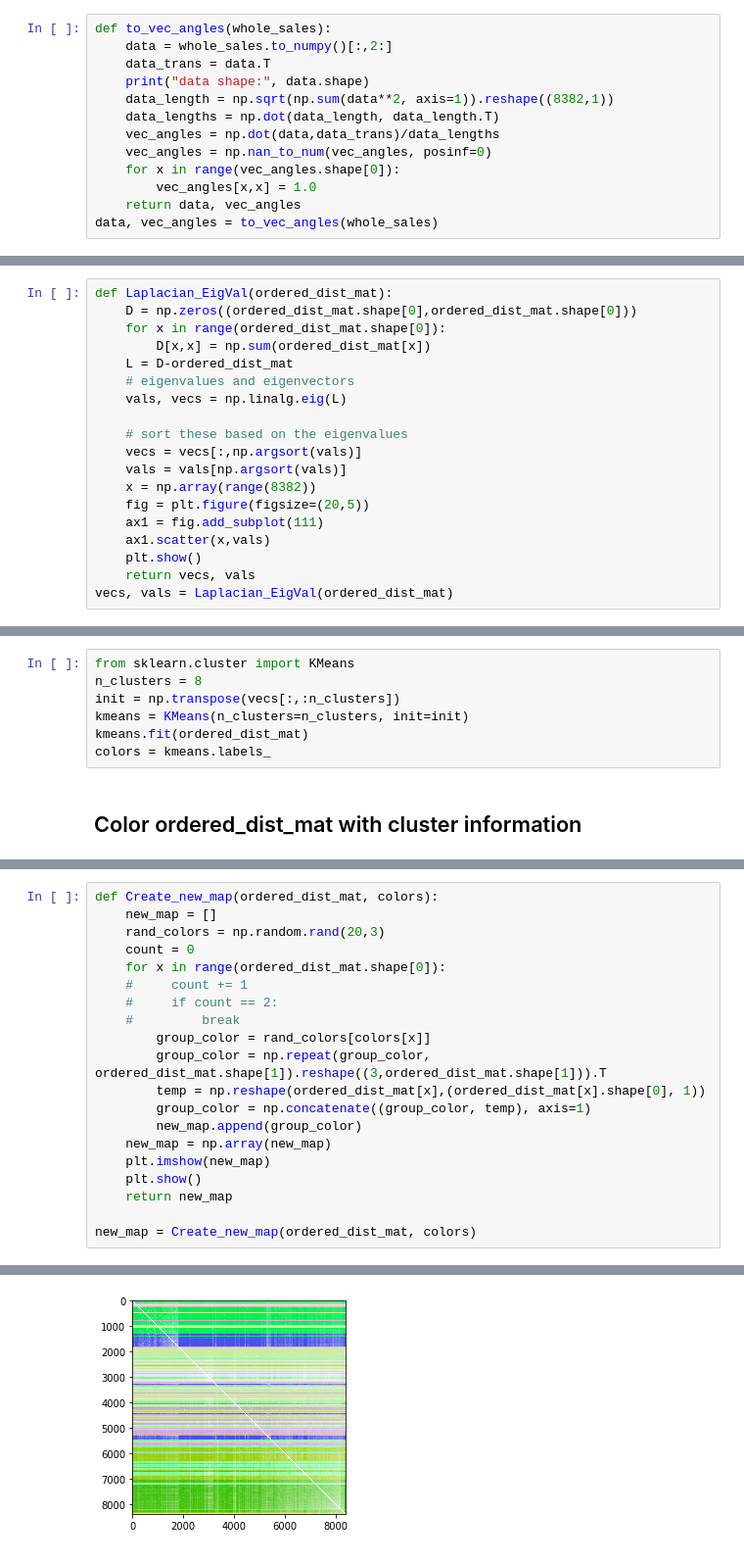
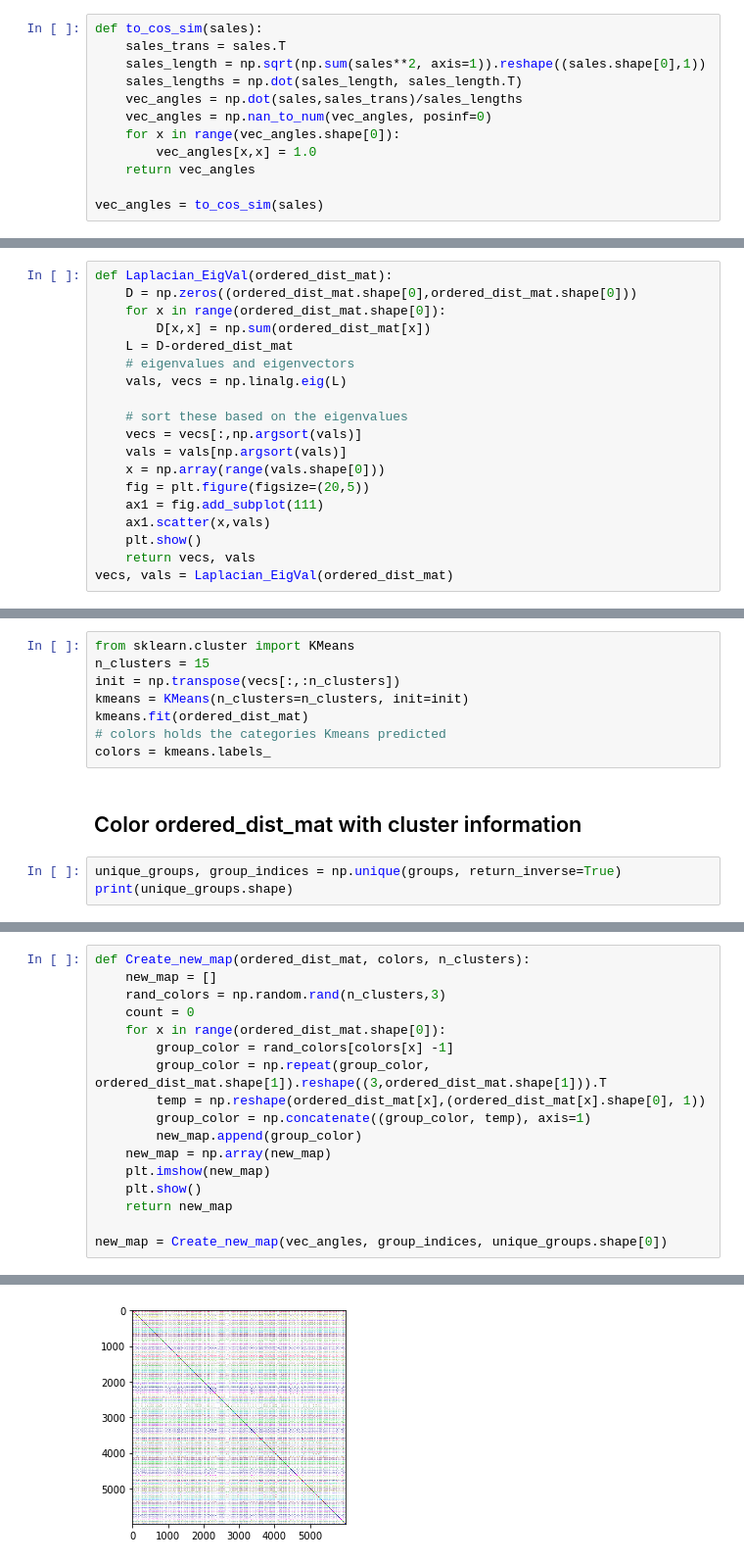
Before and after one commit to reggiehsu111/FamilyMart, a Jupyter notebook: src/Reg/test.ipynb, the cells around one changed output, grey strips where cells are left out. Shown at 98% size. Drawn from its saved outputs; the diff is of its cells as text.

```diff
--- a/src/Reg/test.ipynb
+++ b/src/Reg/test.ipynb
@@ -39,13 +100,12 @@ whole_sales = pd.read_csv('../data/銷售數量2017_transformed.csv', sep=",")
 # %%
-def to_vec_angles(whole_sales):
-    data = whole_sales.to_numpy()[:,2:]
-    data_trans = data.T
-    print("data shape:", data.shape)
-    data_length = np.sqrt(np.sum(data**2, axis=1)).reshape((8382,1))
-    data_lengths = np.dot(data_length, data_length.T)
-    vec_angles = np.dot(data,data_trans)/data_lengths
+def to_cos_sim(sales):
+    sales_trans = sales.T
+    sales_length = np.sqrt(np.sum(sales**2, axis=1)).reshape((sales.shape[0],1))
+    sales_lengths = np.dot(sales_length, sales_length.T)
+    vec_angles = np.dot(sales,sales_trans)/sales_lengths
     vec_angles = np.nan_to_num(vec_angles, posinf=0)
     for x in range(vec_angles.shape[0]):
         vec_angles[x,x] = 1.0
-    return data, vec_angles
-data, vec_angles = to_vec_angles(whole_sales)
+    return vec_angles
+
+vec_angles = to_cos_sim(sales)
@@ -245,7 +347,7 @@ def Laplacian_EigVal(ordered_dist_mat):
     # sort these based on the eigenvalues
     vecs = vecs[:,np.argsort(vals)]
     vals = vals[np.argsort(vals)]
-    x = np.array(range(8382))
+    x = np.array(range(vals.shape[0]))
     fig = plt.figure(figsize=(20,5))
     ax1 = fig.add_subplot(111)
     ax1.scatter(x,vals)
@@ -258,10 +366,14 @@ vecs, vals = Laplacian_EigVal(ordered_dist_mat)
 ## Perform KMeans specifying n_clusters
 # %%
 from sklearn.cluster import KMeans
-n_clusters = 8
+n_clusters = 15
 init = np.transpose(vecs[:,:n_clusters])
 kmeans = KMeans(n_clusters=n_clusters, init=init)
 kmeans.fit(ordered_dist_mat)
+# colors holds the categories Kmeans predicted
 colors = kmeans.labels_
 # %% [markdown]
 ## Color ordered_dist_mat with cluster information
+# %%
+unique_groups, group_indices = np.unique(groups, return_inverse=True)
+print(unique_groups.shape)
@@ -268,23 +382,20 @@ colors = kmeans.labels_
 # %%
-def Create_new_map(ordered_dist_mat, colors):
+def Create_new_map(ordered_dist_mat, colors, n_clusters):
     new_map = []
-    rand_colors = np.random.rand(20,3)
+    rand_colors = np.random.rand(n_clusters,3)
     count = 0
     for x in range(ordered_dist_mat.shape[0]):
-    #     count += 1
-    #     if count == 2:
-    #         break
-        group_color = rand_colors[colors[x]]
+        group_color = rand_colors[colors[x] -1]
         group_color = np.repeat(group_color, ordered_dist_mat.shape[1]).reshape((3,ordered_dist_mat.shape[1])).T
         temp = np.reshape(ordered_dist_mat[x],(ordered_dist_mat[x].shape[0], 1))
         group_color = np.concatenate((group_color, temp), axis=1)
         new_map.append(group_color)
     new_map = np.array(new_map)
     plt.imshow(new_map)
     plt.show()
     return new_map
 
-new_map = Create_new_map(ordered_dist_mat, colors)
+new_map = Create_new_map(vec_angles, group_indices, unique_groups.shape[0])
 # %% [output]
 Clipping input data to the valid range for imshow with RGB data ([0..1] for floats or [0..255] for integers).
-[figure, old version]
+[figure, new version]
```
Also changed, not shown: parts of 47 cells of this notebook, 1 other file.
